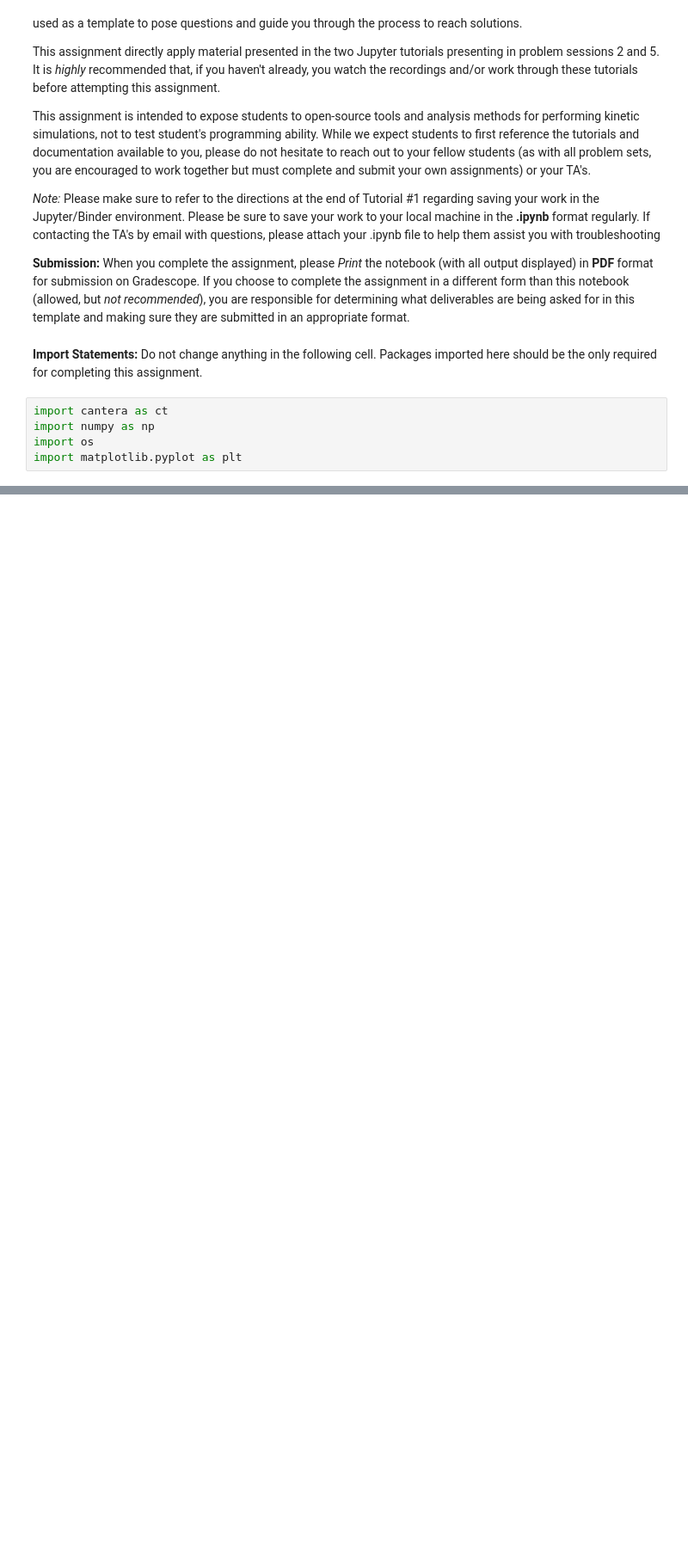
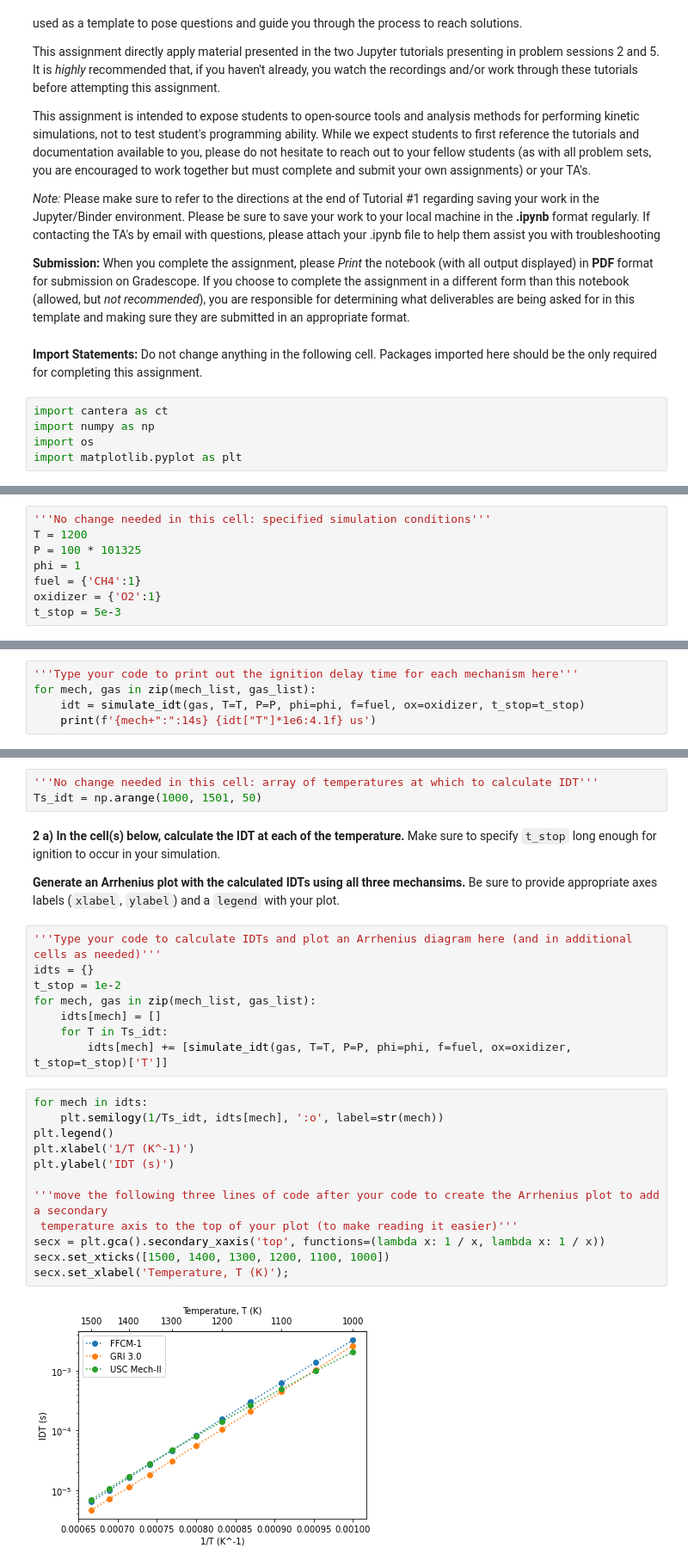
Before and after one commit to ajsusa/ME362B, a Jupyter notebook: notebooks/problem_set_5_w_solutions.ipynb, the cells around one changed output, grey strips where cells are left out. Shown at 86% size. Cells and saved outputs as stored; diff of their text form; blank space fills up the shorter version.

```diff
--- a/notebooks/problem_set_5_w_solutions.ipynb
+++ b/notebooks/problem_set_5_w_solutions.ipynb
@@ -149,0 +407,8 @@ In order to run a kinetic simulation, we can `step` our reactor
+# %%
+'''No change needed in this cell: specified simulation conditions'''
+T = 1200
+P = 100 * 101325
+phi = 1
+fuel = {'CH4':1}
+oxidizer = {'O2':1}
+t_stop = 5e-3
@@ -149,0 +458,5 @@ In order to run a kinetic simulation, we can `step` our reactor
+# %%
+'''Type your code to print out the ignition delay time for each mechanism here'''
+for mech, gas in zip(mech_list, gas_list):
+    idt = simulate_idt(gas, T=T, P=P, phi=phi, f=fuel, ox=oxidizer, t_stop=t_stop)
+    print(f'{mech+":":14s} {idt["T"]*1e6:4.1f} us')
@@ -149,0 +488,31 @@ In order to run a kinetic simulation, we can `step` our reactor
+# %%
+'''No change needed in this cell: array of temperatures at which to calculate IDT'''
+Ts_idt = np.arange(1000, 1501, 50)
+# %% [markdown]
+__2 a) In the cell(s) below, calculate the IDT at each of the temperature.__ Make sure to specify `t_stop` long enough
+ for ignition to occur in your simulation.
+
+__Generate an Arrhenius plot with the calculated IDTs using all three mechansims.__
+Be sure to provide appropriate axes labels (`xlabel`, `ylabel`) and a `legend` with your plot.
+# %%
+'''Type your code to calculate IDTs and plot an Arrhenius diagram here (and in additional cells as needed)'''
+idts = {}
+t_stop = 1e-2
+for mech, gas in zip(mech_list, gas_list):
+    idts[mech] = []
+    for T in Ts_idt:
+        idts[mech] += [simulate_idt(gas, T=T, P=P, phi=phi, f=fuel, ox=oxidizer, t_stop=t_stop)['T']]
+# %%
+for mech in idts:
+    plt.semilogy(1/Ts_idt, idts[mech], ':o', label=str(mech))
+plt.legend()
+plt.xlabel('1/T (K^-1)')
+plt.ylabel('IDT (s)')
+
+'''move the following three lines of code after your code to create the Arrhenius plot to add a secondary
+ temperature axis to the top of your plot (to make reading it easier)'''
+secx = plt.gca().secondary_xaxis('top', functions=(lambda x: 1 / x, lambda x: 1 / x))
+secx.set_xticks([1500, 1400, 1300, 1200, 1100, 1000])
+secx.set_xlabel('Temperature, T (K)');
+# %% [output]
+[figure, added]
```
Also changed, not shown: parts of 56 cells of this notebook, 3 other files.
